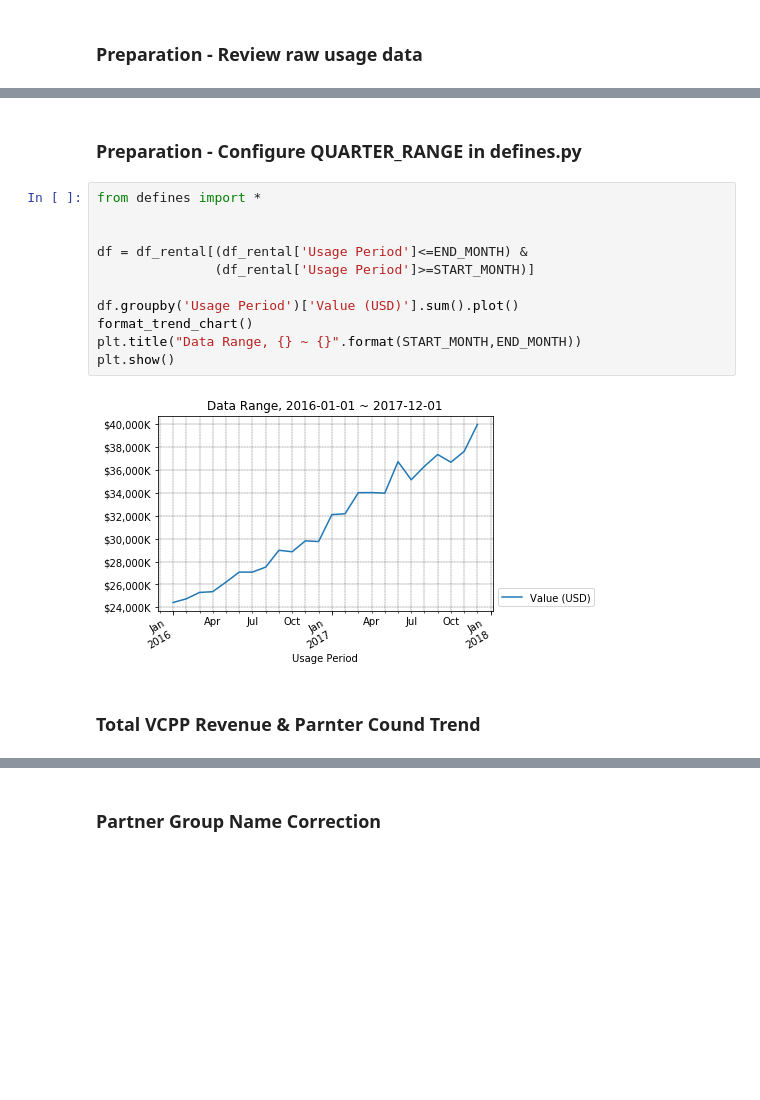
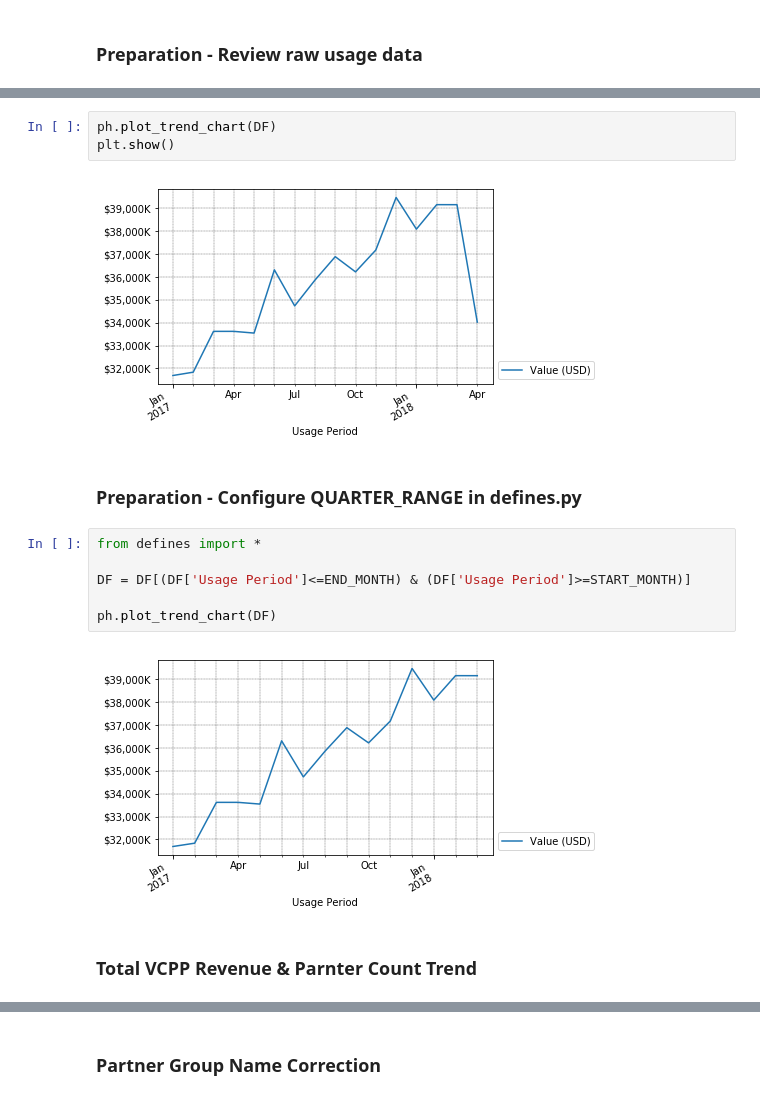
Before and after one commit to k1fukumoto/vcpp-data, a Jupyter notebook: report/GlobalUsagePoints.ipynb, the cells around one changed output, grey strips where cells are left out. Cells and saved outputs as stored; diff of their text form; blank space fills up the shorter version.

```diff
--- a/report/GlobalUsagePoints.ipynb
+++ b/report/GlobalUsagePoints.ipynb
@@ -75,17 +26,17 @@ Index(['Aggregator', 'Aggregator Partner ID', 'Service Provider',
+# %%
+ph.plot_trend_chart(DF)
+plt.show()
+# %% [output]
+[figure, added]
 # %% [markdown]
 ### Preparation - Configure QUARTER_RANGE in defines.py
-# %%
-from defines import *
-
-
-df = df_rental[(df_rental['Usage Period']<=END_MONTH) &
-               (df_rental['Usage Period']>=START_MONTH)]
-
-df.groupby('Usage Period')['Value (USD)'].sum().plot()
-format_trend_chart()
-plt.title("Data Range, {} ~ {}".format(START_MONTH,END_MONTH))
-plt.show()
-# %% [output]
-[figure, removed]
+# %%
+from defines import *
+
+DF = DF[(DF['Usage Period']<=END_MONTH) & (DF['Usage Period']>=START_MONTH)]
+
+ph.plot_trend_chart(DF)
+# %% [output]
+[figure, added]
 # %% [markdown]
-### Total VCPP Revenue & Parnter Cound Trend
+### Total VCPP Revenue & Parnter Count Trend
```
Also changed, not shown: parts of 23 cells of this notebook.
